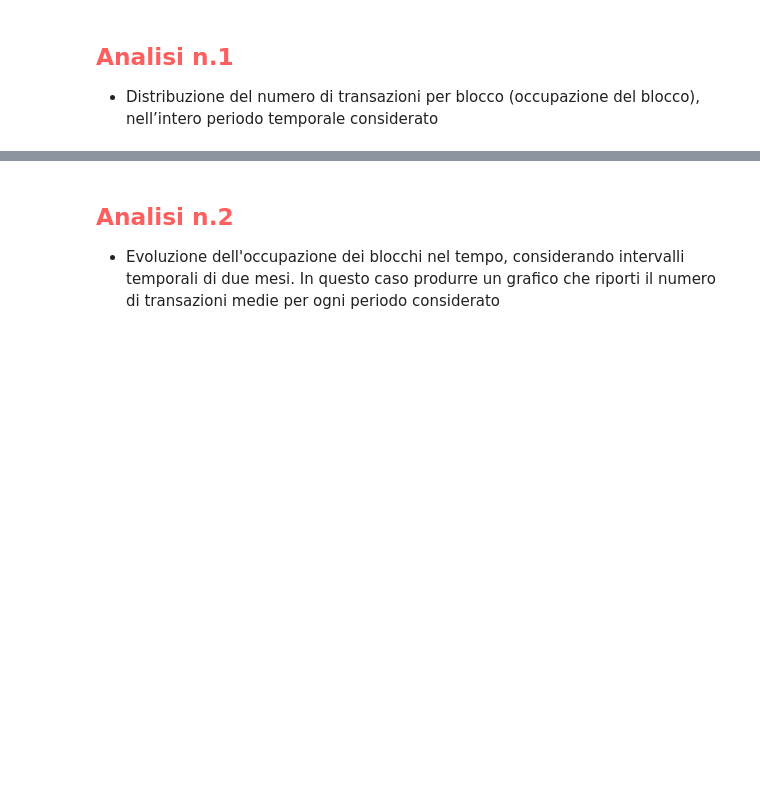
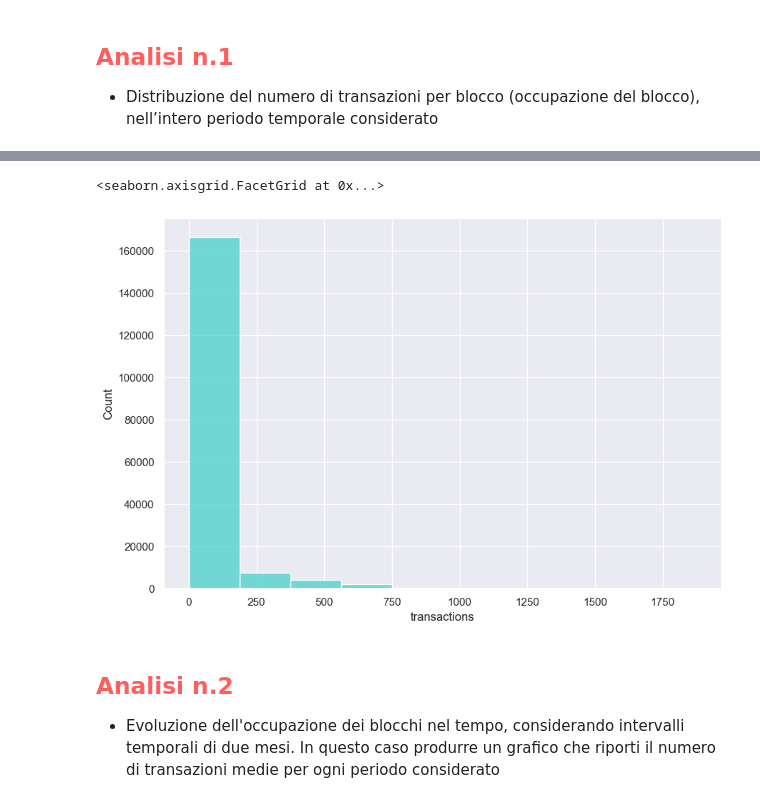
Before and after one commit to simonepassera/CRAFTY, a Jupyter notebook: crafty.ipynb, the cells around one changed output, grey strips where cells are left out. Cells and saved outputs as stored; diff of their text form; code cells hidden in the pictures; blank space fills up the shorter version.

```diff
--- a/crafty.ipynb
+++ b/crafty.ipynb
@@ -36,3 +45,9 @@ plt.plot(analisi_1['timestamp'], analisi_1['transactions'], color='turquoise')
+# %%
+# Plot della distribuzione delle transazioni all'interno di un blocco
+sns.displot(analisi_1['transactions'], bins=10, color='mediumturquoise', height=6, aspect=1.5)
+# %% [output]
+<seaborn.axisgrid.FacetGrid at 0x...>
+[figure, added]
 # %% [markdown]
 <h2 style="color:#fe5f5e">Analisi n.2</h2>
 
```
Also changed, not shown: parts of 12 cells of this notebook.
